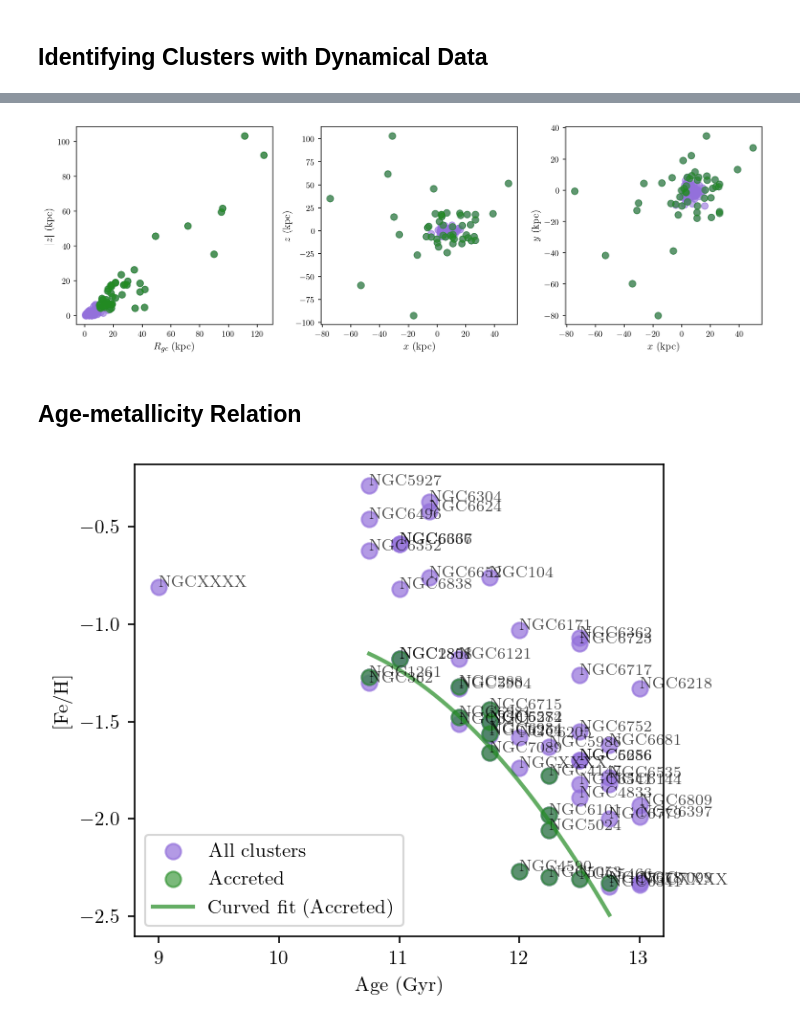
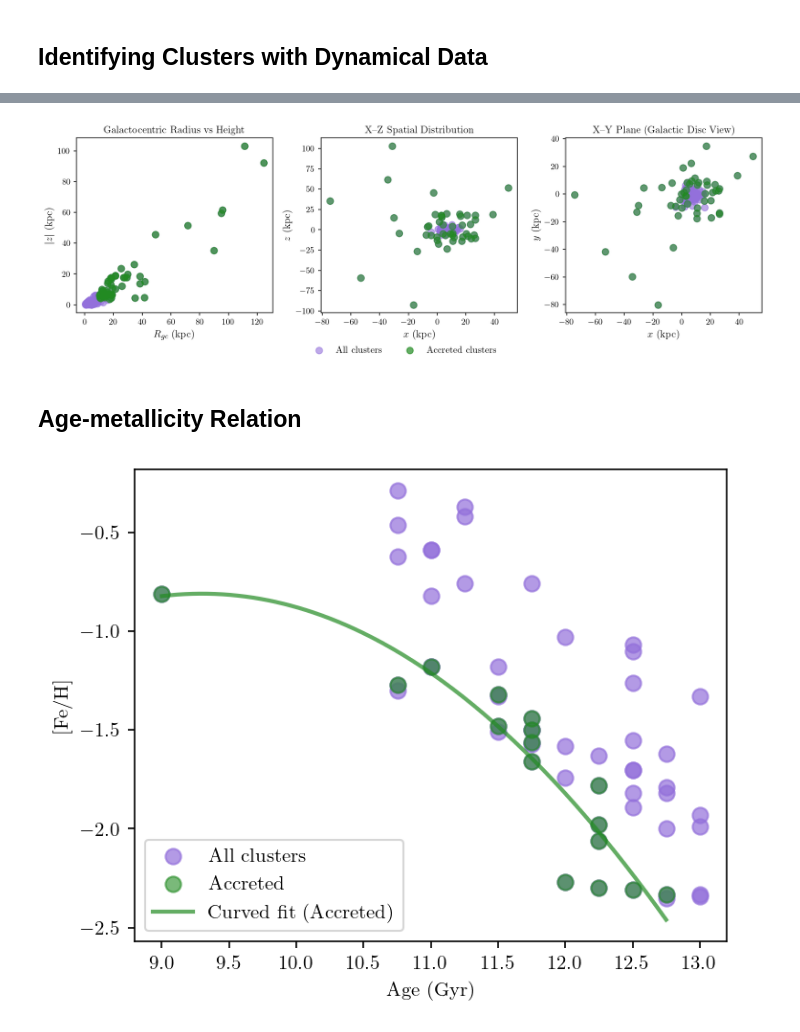
Before and after one commit to sleepdepr1ved/PHYS3116_Team, a Jupyter notebook: PHYS3116_Main_Hassan.ipynb, the cells around one changed output, grey strips where cells are left out. Saved outputs shown, nothing was run; the diff lists cells and outputs as text; code cells hidden in the pictures.

```diff
--- a/PHYS3116_Main_Hassan.ipynb
+++ b/PHYS3116_Main_Hassan.ipynb
@@ -130,6 +58,9 @@ harris_p3['Object'] = harris_p3['Object'].str.replace(' ', '', regex=True) # rem
 vandenberg.rename(columns={'#NGC': 'Object'}, inplace=True) # rename column to 'Object' to match other dataframes
 vandenberg['Object'] = vandenberg['Object'].astype(str) # make sure object column is string type
 vandenberg['Object'] = 'NGC' + vandenberg['Object'] # add NGC to the start of each object
+# inspect what the problematic rows look like
+mask = vandenberg['Object'].str.upper() == 'NGCXXXX'
+vandenberg.loc[mask, 'Object'] = vandenberg.loc[mask, 'Name'].astype(str)
 # %%
 # merge data frames
 merged_all = pd.merge(harris_p1, harris_p3, on='Object')
@@ -211,41 +124,45 @@ feh_v  = vandenberg["FeH"]
 # %%
-# Obtaining data-set and taking relevant columns
-
-
 # Identification of accreted clusters
 mask = (R > 10) & (abs(Z) > 3)
 accreted = harris_p1[mask]
-#print("Accreted clusters (R_gc > 10 and |Z| > 3):")
-#print(accreted[["ID", "R_gc", "Z"]])
 
-# Create subplots, same code as above
+# Create subplots
 fig, axes = plt.subplots(1, 3, figsize=(12, 4))
 
 # R vs |Z|
-axes[0].scatter(R, abs(Z), c='mediumpurple', alpha=0.6, s=60)
-axes[0].scatter(accreted["R_gc"], abs(accreted["Z"]), c='forestgreen', alpha=0.7, s=60)
+axes[0].scatter(R, abs(Z), c='mediumpurple', alpha=0.6, s=60, label="All clusters")
+axes[0].scatter(accreted["R_gc"], abs(accreted["Z"]), c='forestgreen', alpha=0.7, s=60, label="Accreted clusters")
 axes[0].set_xlabel(r"$R_{gc}$ (kpc)", fontsize=12)
 axes[0].set_ylabel(r"$|z|$ (kpc)", fontsize=12)
+axes[0].set_title("Galactocentric Radius vs Height")
 
 # X vs Z
 axes[1].scatter(X, Z, c='mediumpurple', alpha=0.6, s=60)
 axes[1].scatter(accreted["X"], accreted["Z"], c='forestgreen', alpha=0.6, s=60)
 axes[1].set_xlabel(r"$x$ (kpc)", fontsize=12)
 axes[1].set_ylabel(r"$z$ (kpc)", fontsize=12)
+axes[1].set_title("X–Z Spatial Distribution")
 
 # X vs Y
 axes[2].scatter(X, Y, c='mediumpurple', alpha=0.6, s=60)
 axes[2].scatter(accreted["X"], accreted["Y"], c='forestgreen', alpha=0.6, s=60)
 axes[2].set_xlabel(r"$x$ (kpc)", fontsize=12)
 axes[2].set_ylabel(r"$y$ (kpc)", fontsize=12)
+axes[2].set_title("X–Y Plane (Galactic Disc View)")
 
-plt.tight_layout()
+# Shared legend below all plots
+handles, labels = axes[0].get_legend_handles_labels()
+fig.legend(handles, labels, loc="lower center", ncol=2, fontsize=11, frameon=False)
+
+# Adjust layout so legend fits below
+plt.tight_layout(rect=[0, 0.05, 1, 1])
 plt.show()
 # %% [output]
-[figure, old version]
+[figure, new version]
 # %% [markdown]
 ## Age-metallicity Relation
 # %%
+
 # Identify accreted clusters
 mask = (harris_p1["R_gc"] > 10) & (abs(harris_p1["Z"]) > 3)
 accreted_names = harris_p1.loc[mask, "Object"]
@@ -256,35 +173,31 @@ vberg_mask  = vandenberg["Object"].isin(accreted_names)
 # Search through age-metallicity data for clusters that were identified as accreted above
 feh_acc = feh_v[vberg_mask]
 ages_acc = ages_v[vberg_mask]
 
 # Defined polynomial fit
 coeffs = np.polyfit(ages_acc, feh_acc, 2)
 a, b, c = coeffs
 
 # Curve fitting
 x_fit = np.linspace(min(ages_acc), max(ages_acc), 200)  # Age range
 y_fit = a * x_fit**2 + b * x_fit + c                   # [Fe/H] fit
 
 # Plot
 plt.figure(figsize=(5,4))
 
 # All clusters (no longer including Krause21)
 plt.scatter(ages_v, feh_v, c='mediumpurple', alpha=0.7, s=60, label="All clusters")
 
 # Accreted clusters
 plt.scatter(ages_acc, feh_acc, c='forestgreen', alpha=0.6, s=60, label="Accreted")
 
-# label points with object names
-for i, txt in enumerate(vandenberg['Object']):
-    plt.annotate(txt, (vandenberg['Age'][i], vandenberg['FeH'][i]), fontsize=8, alpha=0.7)
-
 # Curved best-fit line
 plt.plot(x_fit, y_fit, color='forestgreen', alpha=0.7, linewidth=2, label="Curved fit (Accreted)")
 
 plt.xlabel("Age (Gyr)")
 plt.ylabel("[Fe/H]")
 plt.legend()
 plt.tight_layout()
 plt.show()
 # %% [output]
-[figure, old version]
+[figure, new version]
```
Also changed, not shown: parts of 14 cells of this notebook, 2 other files.
